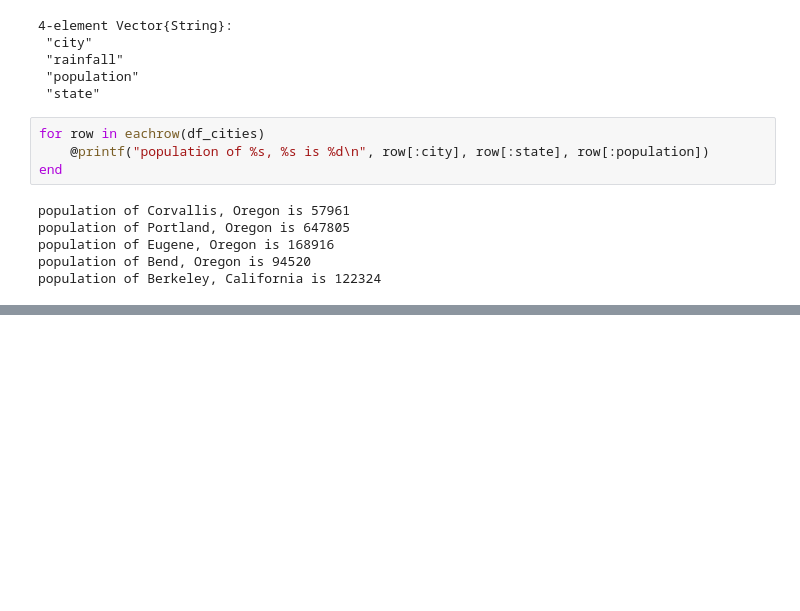
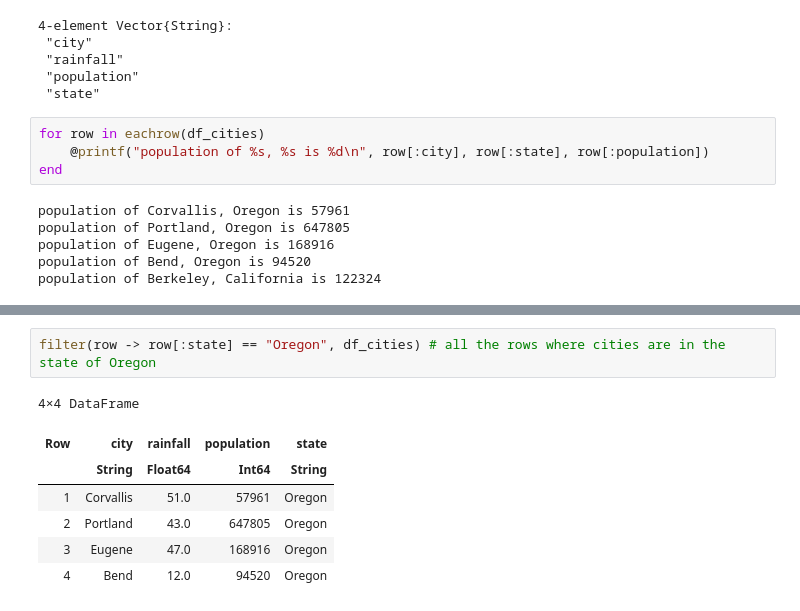
Before and after one commit to alan-sanchez/julia_workspace, a Jupyter notebook: OSU_course/lecture_notes/data_frames.ipynb, the cells around one changed output, grey strips where cells are left out. Cells and saved outputs as stored; diff of their text form; blank space fills up the shorter version.

```diff
--- a/OSU_course/lecture_notes/data_frames.ipynb
+++ b/OSU_course/lecture_notes/data_frames.ipynb
@@ -117,0 +203,10 @@ population of Berkeley, California is 122324
+# %%
+filter(row -> row[:state] == "Oregon", df_cities) # all the rows where cities are in the state of Oregon
+# %% [output]
+4×4 DataFrame
+| Row | city | rainfall | population | state |
+|  | String | Float64 | Int64 | String |
+| 1 | Corvallis | 51.0 | 57961 | Oregon |
+| 2 | Portland | 43.0 | 647805 | Oregon |
+| 3 | Eugene | 47.0 | 168916 | Oregon |
+| 4 | Bend | 12.0 | 94520 | Oregon |
```
Also changed, not shown: parts of 15 cells of this notebook.
